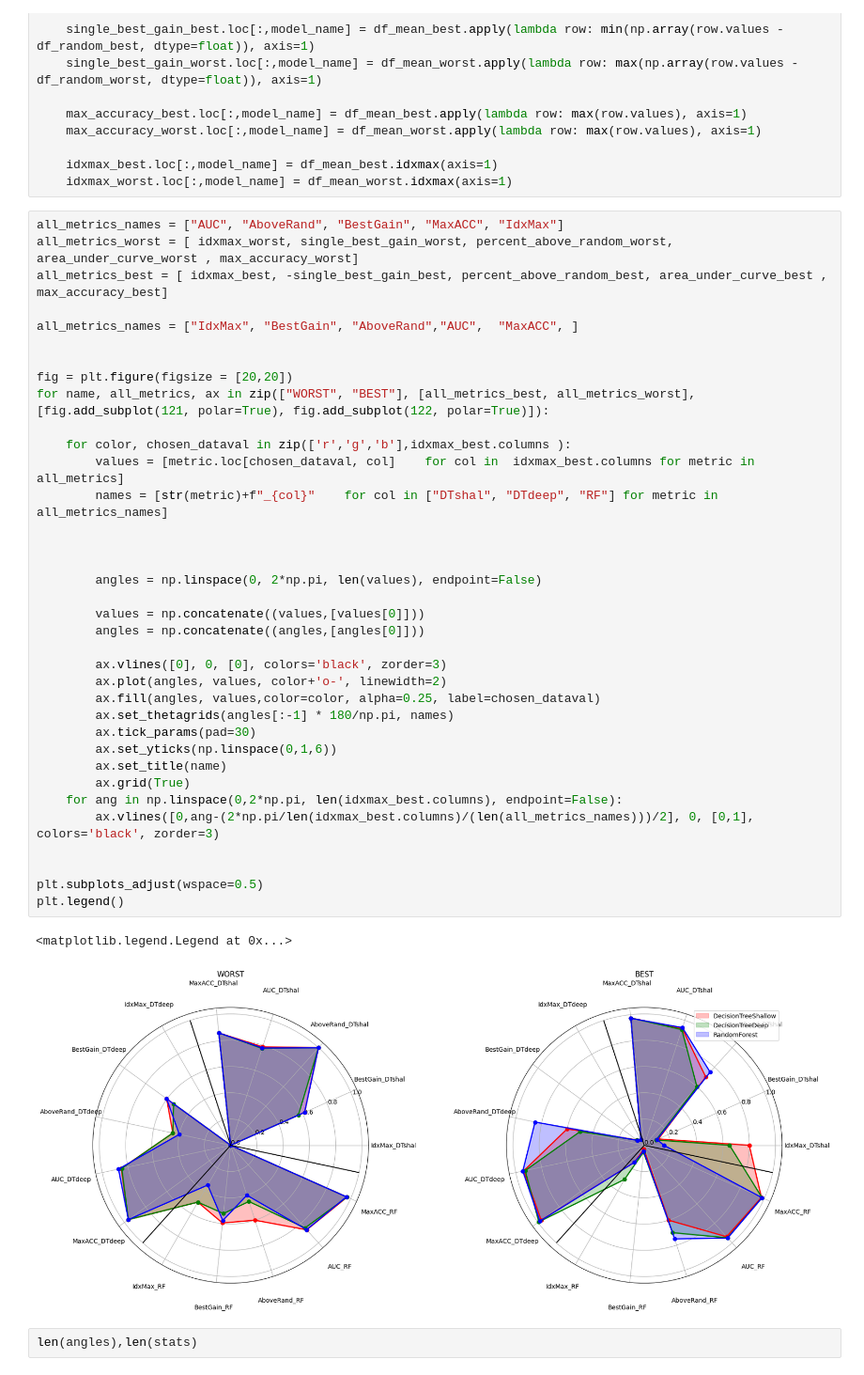
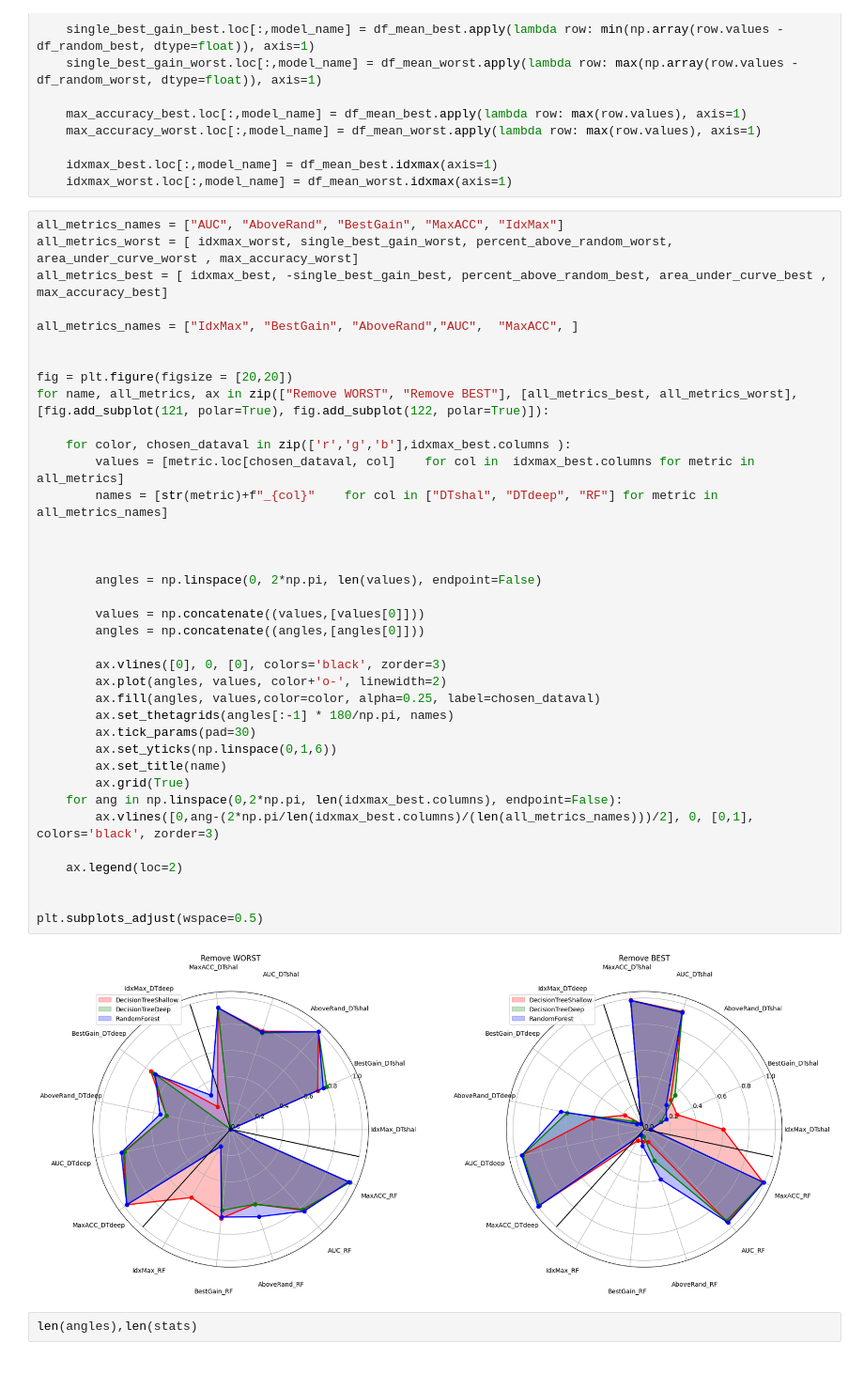
Before and after one commit to BastienZim/pyDVL_DataOOB, a Jupyter notebook: notebooks/my_notebooks/bench_oob_EVALMETRIC.ipynb, the cells around one changed output. Shown at 94% size. Saved outputs shown, nothing was run; the diff lists cells and outputs as text.

```diff
--- a/notebooks/my_notebooks/bench_oob_EVALMETRIC.ipynb
+++ b/notebooks/my_notebooks/bench_oob_EVALMETRIC.ipynb
@@ -173,37 +173,37 @@ all_metrics_best = [ idxmax_best, -single_best_gain_best, percent_above_random_b
 all_metrics_names = ["IdxMax", "BestGain", "AboveRand","AUC",  "MaxACC", ]
 
 
 fig = plt.figure(figsize = [20,20])
-for name, all_metrics, ax in zip(["WORST", "BEST"], [all_metrics_best, all_metrics_worst], [fig.add_subplot(121, polar=True), fig.add_subplot(122, polar=True)]):
+for name, all_metrics, ax in zip(["Remove WORST", "Remove BEST"], [all_metrics_best, all_metrics_worst], [fig.add_subplot(121, polar=True), fig.add_subplot(122, polar=True)]):
 
     for color, chosen_dataval in zip(['r','g','b'],idxmax_best.columns ):
         values = [metric.loc[chosen_dataval, col]    for col in  idxmax_best.columns for metric in all_metrics]
         names = [str(metric)+f"_{col}"    for col in ["DTshal", "DTdeep", "RF"] for metric in all_metrics_names]
 
 
 
         angles = np.linspace(0, 2*np.pi, len(values), endpoint=False)
 
         values = np.concatenate((values,[values[0]]))
         angles = np.concatenate((angles,[angles[0]]))
 
         ax.vlines([0], 0, [0], colors='black', zorder=3)
         ax.plot(angles, values, color+'o-', linewidth=2)
         ax.fill(angles, values,color=color, alpha=0.25, label=chosen_dataval)
         ax.set_thetagrids(angles[:-1] * 180/np.pi, names)
         ax.tick_params(pad=30)
         ax.set_yticks(np.linspace(0,1,6))
         ax.set_title(name)
         ax.grid(True)
     for ang in np.linspace(0,2*np.pi, len(idxmax_best.columns), endpoint=False):
         ax.vlines([0,ang-(2*np.pi/len(idxmax_best.columns)/(len(all_metrics_names)))/2], 0, [0,1], colors='black', zorder=3)
 
+    ax.legend(loc=2)
+
 
 plt.subplots_adjust(wspace=0.5)
-plt.legend()
 # %% [output]
-<matplotlib.legend.Legend at 0x...>
-[figure, old version]
+[figure, new version]
 # %%
 len(angles),len(stats)
 # %% [output]
```
Also changed, not shown: 5 other files.
